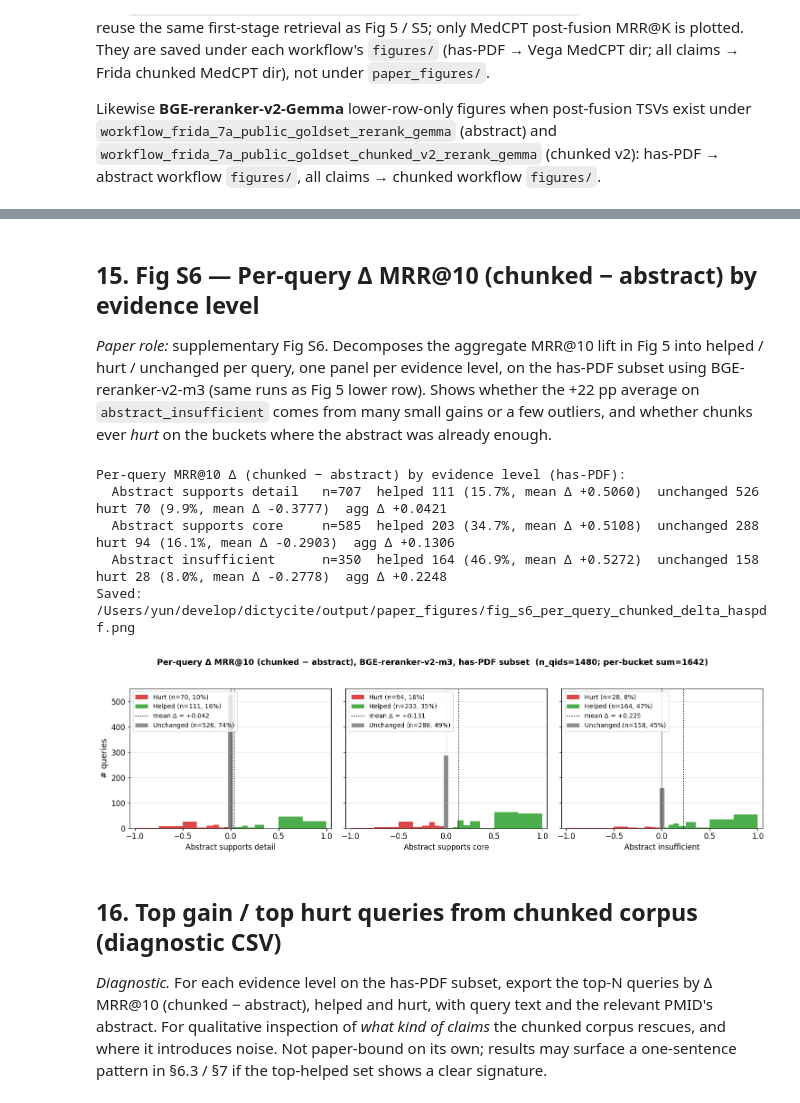
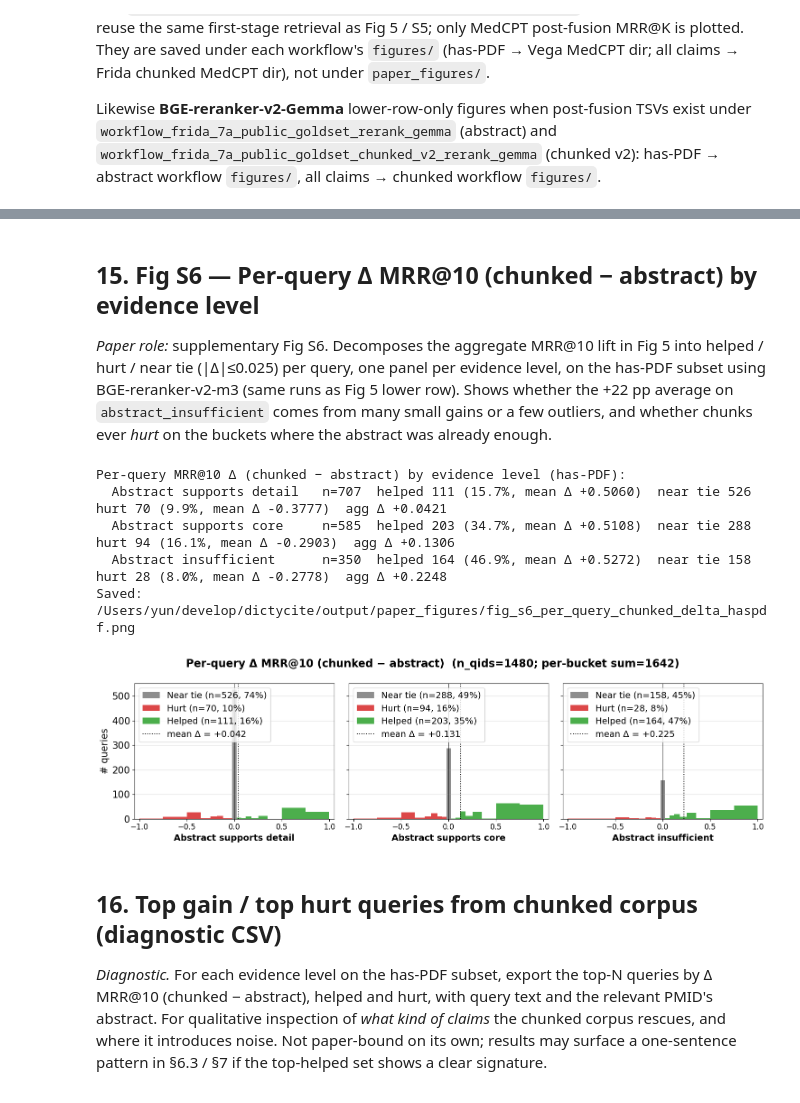
Before and after one commit to fulaibaowang/dictycite, a Jupyter notebook: notebooks/report_7a.ipynb, the cells around one changed output, grey strips where cells are left out. Cells and saved outputs as stored; diff of their text form; code cells hidden in the pictures.

```diff
--- a/notebooks/report_7a.ipynb
+++ b/notebooks/report_7a.ipynb
@@ -493,10 +493,12 @@ if all_maps:
 else:
     y_min, y_max = 0.0, 1.0
 
+# v2-m3: same purple as `04_hybrid_rerank_mapk_per_split_no_post_fusion.png` (colors_map_rr).
+# Post-fusion: `#d62728` appears elsewhere in this report (e.g. evidence / S6) but not in `01_stage1_recall_per_split.png`.
 colors_map = {
     "BM25 Dense Fusion": "#2ca02c",
-    "BGE-reranker-v2-m3": "#1f77b4",
-    "Post-rerank fusion": "#ff7f0e",
+    "BGE-reranker-v2-m3": "#9467bd",
+    "Post-rerank fusion": "#d62728",
 }
 
 for idx, split in enumerate(splits):
@@ -1891,7 +2018,7 @@ Fig S5 Gemma (all claims) — by evidence level:
 ## 15. Fig S6 — Per-query Δ MRR@10 (chunked − abstract) by evidence level
 
 *Paper role:* supplementary Fig S6. Decomposes the aggregate MRR@10 lift in
-Fig 5 into helped / hurt / unchanged per query, one panel per evidence level,
+Fig 5 into helped / hurt / near tie (|Δ|≤0.025) per query, one panel per evidence level,
 on the has-PDF subset using BGE-reranker-v2-m3 (same runs as Fig 5 lower row).
 Shows whether the +22 pp average on `abstract_insufficient` comes from many
 small gains or a few outliers, and whether chunks ever *hurt* on the buckets
@@ -1905,6 +2032,25 @@ if all(name in globals() for name in ("run_rerank_base", "run_rerank_chunked",
     ])
     FIG_S6_K = 10
     FIG_S6_XLIM = (-1.05, 1.05)
+    # Match Fig S3 styling (ragnarok_comparison §11): suptitle height + tight_layout top margin.
+    FIG_S6_SUPTITLE_Y = 0.94
+
+    def _fig_s6_legend_order(handles, labels):
+        """Grey (near tie) first, mean Δ last — same legend ordering as Fig S3."""
+
+        def _rank(lab: str) -> int:
+            if lab.startswith("Near tie"):
+                return 0
+            if lab.startswith("Hurt"):
+                return 1
+            if lab.startswith("Helped"):
+                return 2
+            if lab.startswith("mean"):
+                return 3
+            return 9
+
+        order = sorted(range(len(labels)), key=lambda i: _rank(labels[i]))
+        return [handles[i] for i in order], [labels[i] for i in order]
 
     fig_s6, axes_s6 = plt.subplots(1, 3, figsize=(15, 4.5), sharey=True)
     print(f"Per-query MRR@{FIG_S6_K} Δ (chunked − abstract) by evidence level (has-PDF):")
@@ -1933,7 +2079,7 @@ if all(name in globals() for name in ("run_rerank_base", "run_rerank_chunked",
         print(
             f"  {EVIDENCE_FIG3_LABELS.get(lvl, lvl):26s} n={n_total}  "
             f"helped {n_helped} ({n_helped/n_total:.1%}, mean Δ +{mean_help:.4f})  "
-            f"unchanged {n_neutral}  "
+            f"near tie {n_neutral}  "
             f"hurt {n_hurt} ({n_hurt/n_total:.1%}, mean Δ {mean_hurt:.4f})  "
             f"agg Δ {mean_overall:+.4f}"
         )
@@ -1945,43 +2091,52 @@ if all(name in globals() for name in ("run_rerank_base", "run_rerank_chunked",
         ax.hist(
             deltas[help_m], bins=FIG_S6_BINS, color="#2ca02c", alpha=0.85,
             label=f"Helped (n={n_helped}, {n_helped/n_total:.0%})",
         )
         ax.bar(
             [0], [n_neutral], width=0.05, color="#888888", alpha=0.95,
-            label=f"Unchanged (n={n_neutral}, {n_neutral/n_total:.0%})",
+            label=f"Near tie (n={n_neutral}, {n_neutral/n_total:.0%})",
         )
         ax.axvline(0, color="black", linewidth=0.8, alpha=0.6)
         ax.axvline(
             mean_overall, color="black", linestyle=":", linewidth=1.4,
             label=f"mean Δ = {mean_overall:+.3f}",
         )
-        ax.set_xlabel(EVIDENCE_FIG3_LABELS.get(lvl, lvl), fontsize=12)
+        ax.set_xlabel(
+            EVIDENCE_FIG3_LABELS.get(lvl, lvl),
+            fontsize=14,
+            fontweight="bold",
+        )
         ax.set_xlim(*FIG_S6_XLIM)
         ax.grid(True, axis="y", alpha=0.4)
-        ax.legend(fontsize=10, loc="upper left")
+        ax.tick_params(axis="y", labelsize=15)
+        h_leg, lab_leg = ax.get_legend_handles_labels()
+        h_ord, lab_ord = _fig_s6_legend_order(h_leg, lab_leg)
+        ax.legend(h_ord, lab_ord, fontsize=14, loc="upper left")
 
-    axes_s6[0].set_ylabel("# queries")
+    axes_s6[0].set_ylabel("# queries", fontsize=15)
     n_pairs_haspdf = sum(len(level_qrels_haspdf.get(l, {})) for l in levels)
     n_qids_haspdf = len({q for l in levels for q in level_qrels_haspdf.get(l, {})})
     fig_s6.suptitle(
-        f"Per-query Δ MRR@10 (chunked − abstract), BGE-reranker-v2-m3, has-PDF subset  "
+        f"Per-query Δ MRR@10 (chunked − abstract)  "
         f"(n_qids={n_qids_haspdf}; per-bucket sum={n_pairs_haspdf})",
-        fontsize=13, fontweight="bold",
+        fontsize=17,
+        fontweight="bold",
+        y=FIG_S6_SUPTITLE_Y,
     )
     plt.tight_layout(rect=[0, 0, 1, 0.94])
     fig_s6_path = paper_figures_dir / "fig_s6_per_query_chunked_delta_haspdf.png"
     plt.savefig(fig_s6_path, dpi=150, bbox_inches="tight")
     print(f"Saved: {fig_s6_path}")
     plt.show()
 else:
     print("Skipping Fig S6: required §14 variables not in scope.")
 # %% [output]
 Per-query MRR@10 Δ (chunked − abstract) by evidence level (has-PDF):
-  Abstract supports detail   n=707  helped 111 (15.7%, mean Δ +0.5060)  unchanged 526  hurt 70 (9.9%, mean Δ -0.3777)  agg Δ +0.0421
-  Abstract supports core     n=585  helped 203 (34.7%, mean Δ +0.5108)  unchanged 288  hurt 94 (16.1%, mean Δ -0.2903)  agg Δ +0.1306
-  Abstract insufficient      n=350  helped 164 (46.9%, mean Δ +0.5272)  unchanged 158  hurt 28 (8.0%, mean Δ -0.2778)  agg Δ +0.2248
+  Abstract supports detail   n=707  helped 111 (15.7%, mean Δ +0.5060)  near tie 526  hurt 70 (9.9%, mean Δ -0.3777)  agg Δ +0.0421
+  Abstract supports core     n=585  helped 203 (34.7%, mean Δ +0.5108)  near tie 288  hurt 94 (16.1%, mean Δ -0.2903)  agg Δ +0.1306
+  Abstract insufficient      n=350  helped 164 (46.9%, mean Δ +0.5272)  near tie 158  hurt 28 (8.0%, mean Δ -0.2778)  agg Δ +0.2248
 Saved: /Users/yun/develop/dictycite/output/paper_figures/fig_s6_per_query_chunked_delta_haspdf.png
-[figure, old version]
+[figure, new version]
 # %% [markdown]
 ## 16. Top gain / top hurt queries from chunked corpus (diagnostic CSV)
 
```
Also changed, not shown: parts of 4 cells of this notebook, 9 other files.
